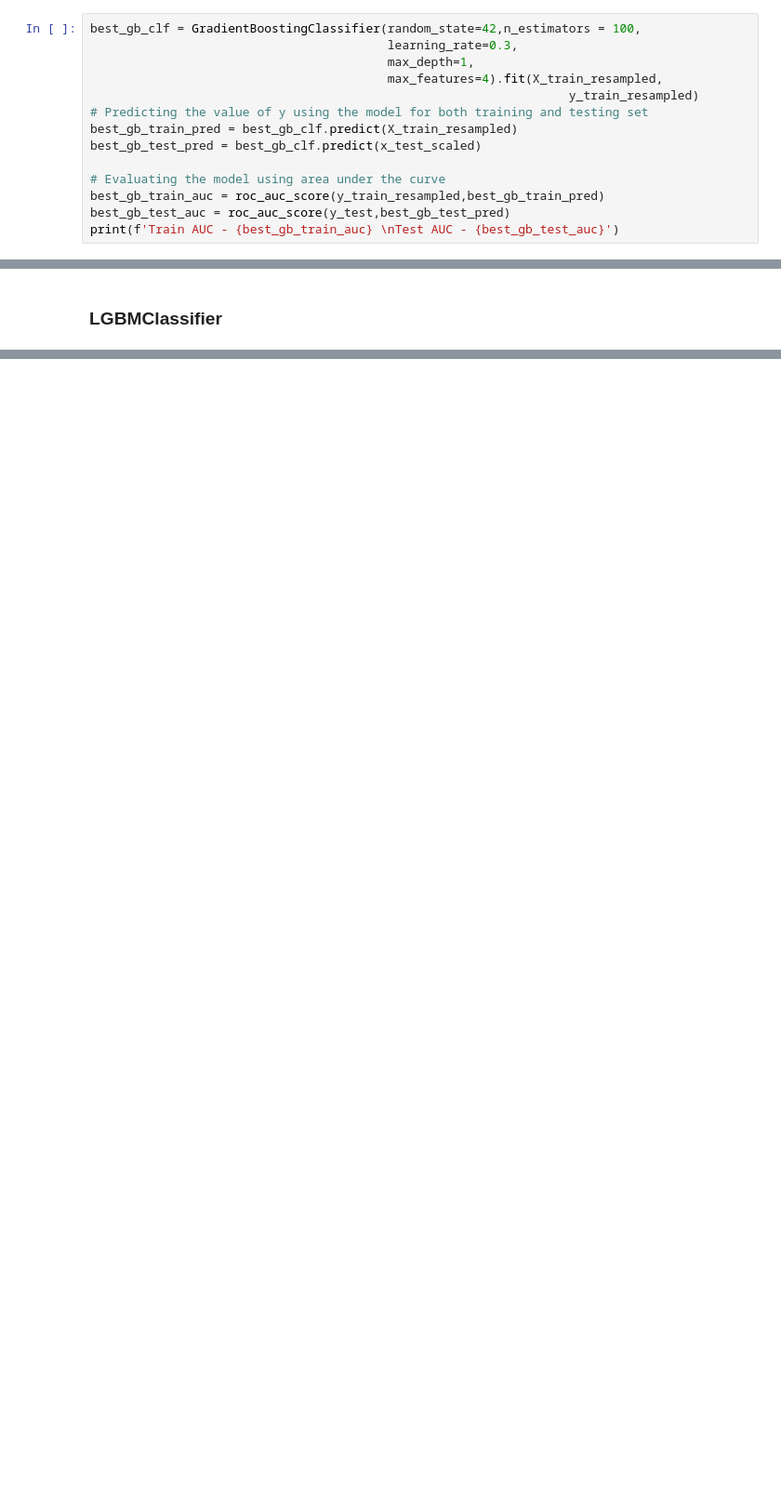
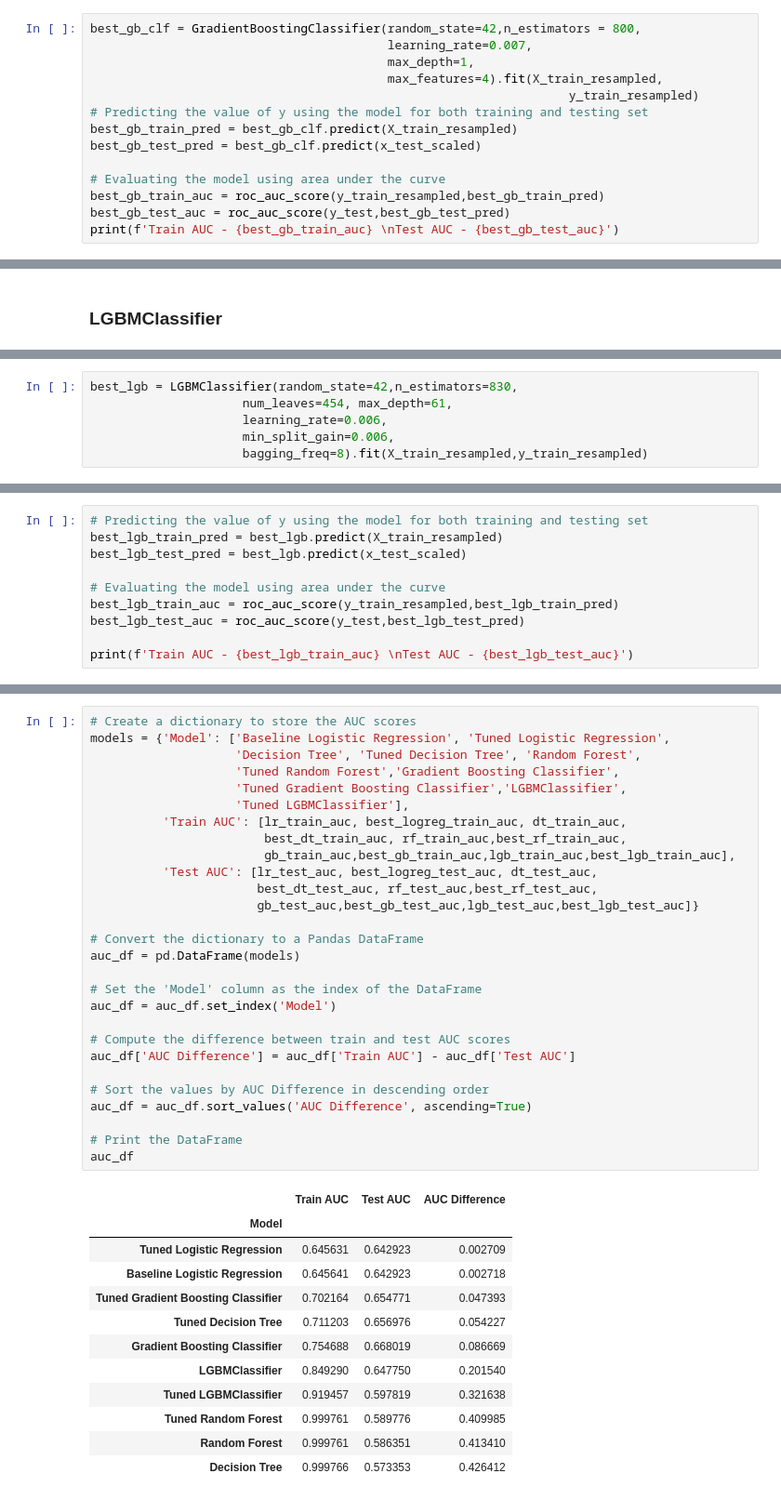
Before and after one commit to janejeshen/Fraud-Detection-in-Electricity-and-Gas-Consumption-in-tunisia, a Jupyter notebook: Fraud detection.ipynb, the cells around one changed output, grey strips where cells are left out. Shown at 93% size. Saved outputs shown, nothing was run; the diff lists cells and outputs as text; blank space fills up the shorter version.

```diff
--- a/Fraud detection.ipynb
+++ b/Fraud detection.ipynb
@@ -845,6 +866,6 @@ gb_clf.best_params_
 # %%
-best_gb_clf = GradientBoostingClassifier(random_state=42,n_estimators = 100,
-                                         learning_rate=0.3,
+best_gb_clf = GradientBoostingClassifier(random_state=42,n_estimators = 800,
+                                         learning_rate=0.007,
                                          max_depth=1,
                                          max_features=4).fit(X_train_resampled,
                                                                   y_train_resampled)
@@ -863,0 +919,6 @@ print(f'Train AUC - {best_gb_train_auc} \nTest AUC - {best_gb_test_auc}')
+# %%
+best_lgb = LGBMClassifier(random_state=42,n_estimators=830,
+                     num_leaves=454, max_depth=61,
+                     learning_rate=0.006,
+                     min_split_gain=0.006,
+                     bagging_freq=8).fit(X_train_resampled,y_train_resampled)
@@ -863,0 +927,10 @@ print(f'Train AUC - {best_gb_train_auc} \nTest AUC - {best_gb_test_auc}')
+# %%
+# Predicting the value of y using the model for both training and testing set
+best_lgb_train_pred = best_lgb.predict(X_train_resampled)
+best_lgb_test_pred = best_lgb.predict(x_test_scaled)
+
+# Evaluating the model using area under the curve
+best_lgb_train_auc = roc_auc_score(y_train_resampled,best_lgb_train_pred)
+best_lgb_test_auc = roc_auc_score(y_test,best_lgb_test_pred)
+
+print(f'Train AUC - {best_lgb_train_auc} \nTest AUC - {best_lgb_test_auc}')
@@ -863,0 +940,41 @@ print(f'Train AUC - {best_gb_train_auc} \nTest AUC - {best_gb_test_auc}')
+# %%
+# Create a dictionary to store the AUC scores
+models = {'Model': ['Baseline Logistic Regression', 'Tuned Logistic Regression',
+                    'Decision Tree', 'Tuned Decision Tree', 'Random Forest',
+                    'Tuned Random Forest','Gradient Boosting Classifier',
+                    'Tuned Gradient Boosting Classifier','LGBMClassifier',
+                    'Tuned LGBMClassifier'],
+          'Train AUC': [lr_train_auc, best_logreg_train_auc, dt_train_auc,
+                        best_dt_train_auc, rf_train_auc,best_rf_train_auc,
+                        gb_train_auc,best_gb_train_auc,lgb_train_auc,best_lgb_train_auc],
+          'Test AUC': [lr_test_auc, best_logreg_test_auc, dt_test_auc,
+                       best_dt_test_auc, rf_test_auc,best_rf_test_auc,
+                       gb_test_auc,best_gb_test_auc,lgb_test_auc,best_lgb_test_auc]}
+
+# Convert the dictionary to a Pandas DataFrame
+auc_df = pd.DataFrame(models)
+
+# Set the 'Model' column as the index of the DataFrame
+auc_df = auc_df.set_index('Model')
+
+# Compute the difference between train and test AUC scores
+auc_df['AUC Difference'] = auc_df['Train AUC'] - auc_df['Test AUC']
+
+# Sort the values by AUC Difference in descending order
+auc_df = auc_df.sort_values('AUC Difference', ascending=True)
+
+# Print the DataFrame
+auc_df
+# %% [output]
+|  | Train AUC | Test AUC | AUC Difference |
+| Model |  |  |  |
+| Tuned Logistic Regression | 0.645631 | 0.642923 | 0.002709 |
+| Baseline Logistic Regression | 0.645641 | 0.642923 | 0.002718 |
+| Tuned Gradient Boosting Classifier | 0.702164 | 0.654771 | 0.047393 |
+| Tuned Decision Tree | 0.711203 | 0.656976 | 0.054227 |
+| Gradient Boosting Classifier | 0.754688 | 0.668019 | 0.086669 |
+| LGBMClassifier | 0.849290 | 0.647750 | 0.201540 |
+| Tuned LGBMClassifier | 0.919457 | 0.597819 | 0.321638 |
+| Tuned Random Forest | 0.999761 | 0.589776 | 0.409985 |
+| Random Forest | 0.999761 | 0.586351 | 0.413410 |
+| Decision Tree | 0.999766 | 0.573353 | 0.426412 |
```
Also changed, not shown: parts of 20 cells of this notebook, 2 other files.
